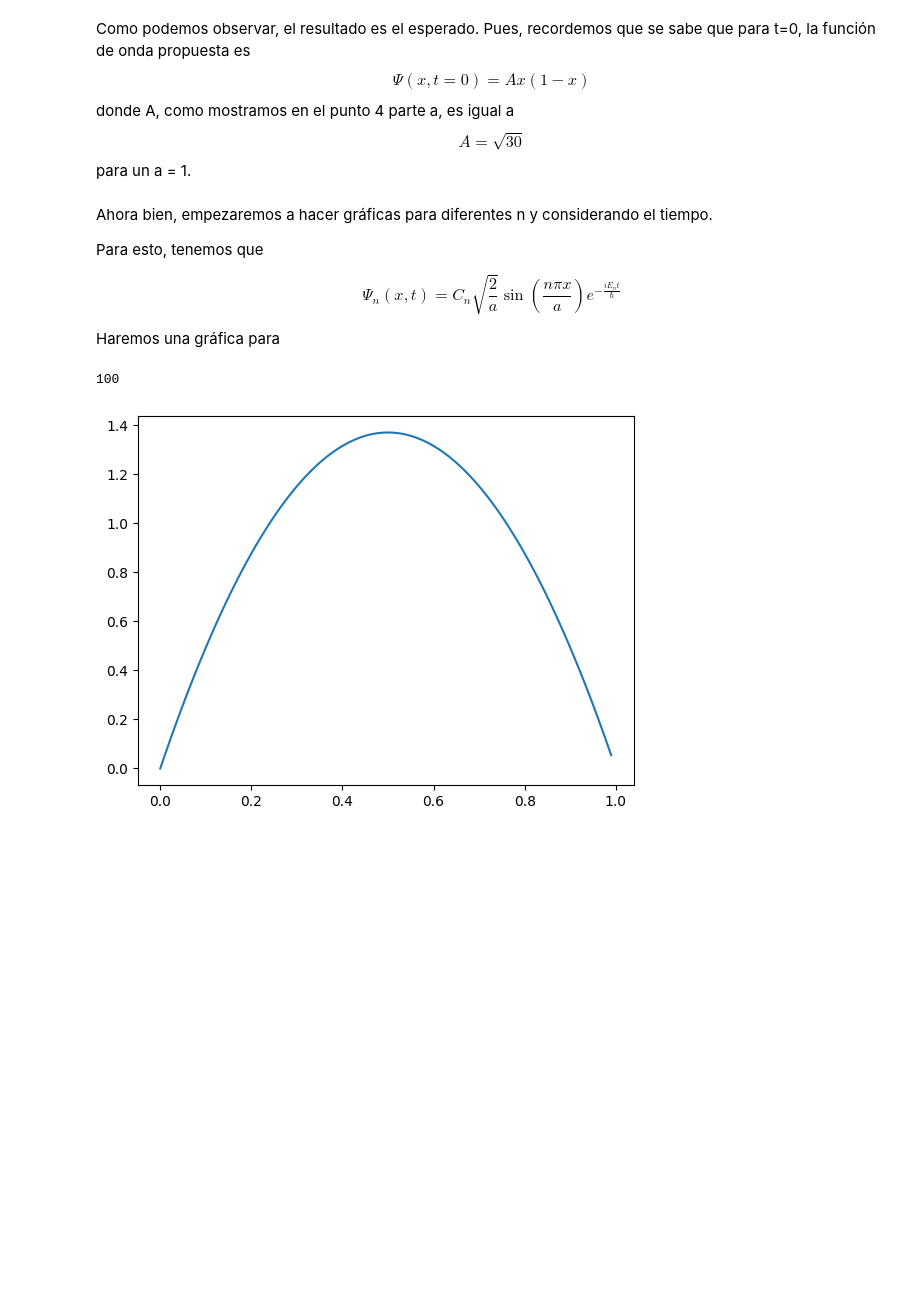
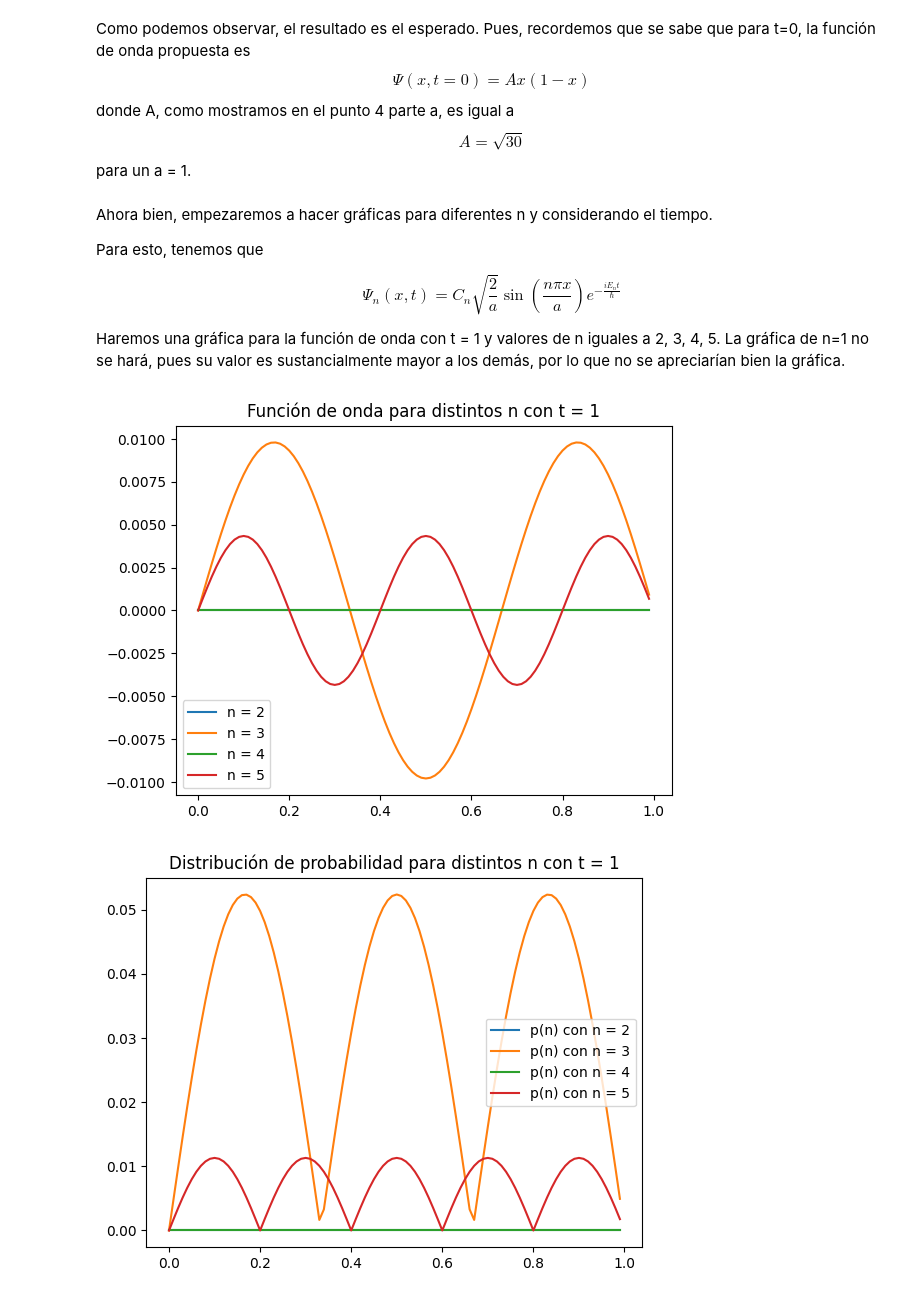
Before and after one commit to Mecanica-Cuantica-1-2023-1/Tarea-2, a Jupyter notebook: Tarea2Cuantica.ipynb, the cells around one changed output. Saved outputs shown, nothing was run; the diff lists cells and outputs as text; code cells hidden in the pictures; blank space fills up the shorter version.

Commit message:
Listo para t=1

```diff
--- a/Tarea2Cuantica.ipynb
+++ b/Tarea2Cuantica.ipynb
@@ -51,7 +51,7 @@ Para esto, tenemos que
 
 $$ \Psi_n(x,t) = C_n  \sqrt{\frac{2}{a}}\sin(\frac{n \pi x}{a})e^{-\frac{i  E_n t}{\hbar}}$$
 
-Haremos una gráfica para
+Haremos una gráfica para la función de onda con t = 1 y valores de n iguales a 2, 3, 4, 5. La gráfica de n=1 no se hará, pues su valor es sustancialmente mayor a los demás, por lo que no se apreciarían bien la gráfica.
 # %%
 import numpy as np
 import math as m
@@ -59,41 +59,93 @@ import matplotlib.pyplot as plt
 
 def Cn(n):
     return -m.sqrt(60)*(m.pi*n*m.sin(m.pi*n)+2*m.cos(m.pi*n)-2)/(m.pi**3*n**3)
 
-datos = []
+datosn1 = []
+datosn2 = []
+datosn3 = []
+datosn4 = []
+datosn5 = []
 
 #Usamos uniades naturales y asumimos una masa muy pequeña, la de un electron 9.1093837 × 10-31 kg
 
 
 def parte_temporal(n, t):
     E_1 = 1/(8*9.12E-31)
-    E_n = n**2*E_1
+    E_n = (n**2)*E_1
 
     return np.cos(E_n*t) - 1j*np.sin(E_n*t)
 
 
 
 
 
 
 A = m.sqrt(30)
 a = 1
+n = 1
+t = 1
 
 for x in np.arange(0, a, 0.01):
-    suma = 0
-    for n in range(1, 1000):
-        suma += Cn(n)*m.sin(n*m.pi*x/a)*m.sqrt(2)
-    datos.append(suma)
+    x_n = m.sin(n*m.pi*x/a)*m.sqrt(2)*parte_temporal(n, t)*Cn(n)
+    datosn1.append(x_n)
+
+n = 2
+t = 1
+
+for x in np.arange(0, a, 0.01):
+    x_n = m.sin(n*m.pi*x/a)*m.sqrt(2)*parte_temporal(n, t)*Cn(n)
+    datosn2.append(x_n)
+
+n = 3
+t = 1
+
+for x in np.arange(0, a, 0.01):
+    x_n = m.sin(n*m.pi*x/a)*m.sqrt(2)*parte_temporal(n, t)*Cn(n)
+    datosn3.append(x_n)
+
+n = 4
+t = 1
+
+for x in np.arange(0, a, 0.01):
+    x_n = m.sin(n*m.pi*x/a)*m.sqrt(2)*parte_temporal(n, t)*Cn(n)
+    datosn4.append(x_n)
+
+n = 5
+t = 1
+
+for x in np.arange(0, a, 0.01):
+    x_n = m.sin(n*m.pi*x/a)*m.sqrt(2)*parte_temporal(n, t)*Cn(n)
+    datosn5.append(x_n)
 
 
 
 
-
-datos = np.array(datos)
+datosn1 = np.array(datosn1)
+datosn2 = np.array(datosn2)
+datosn3 = np.array(datosn3)
+datosn4 = np.array(datosn4)
+datosn5 = np.array(datosn5)
 rango = np.arange(0, a, 0.01)
 
-plt.plot(rango, datos)
+
+
+
+plt.plot(rango, datosn2, label = "n = 2")
+plt.plot(rango, datosn3, label = "n = 3")
+plt.plot(rango, datosn4, label = "n = 4")
+plt.plot(rango, datosn5, label = "n = 5")
+plt.legend()
+plt.title("Función de onda para distintos n con t = 1")
 plt.show()
+
+
+plt.plot(rango, abs(datosn2), label = "p(n) con n = 2")
+plt.plot(rango, abs(datosn3), label = "p(n) con n = 3")
+plt.plot(rango, abs(datosn4), label = "p(n) con n = 4")
+plt.plot(rango, abs(datosn5), label = "p(n) con n = 5")
+plt.legend()
+plt.title("Distribución de probabilidad para distintos n con t = 1")
+plt.show()
 # %% [output]
-100
-[figure, old version]
+[figure, new version]
+[figure, added]
```
Also changed, not shown: parts of 1 cell of this notebook.
